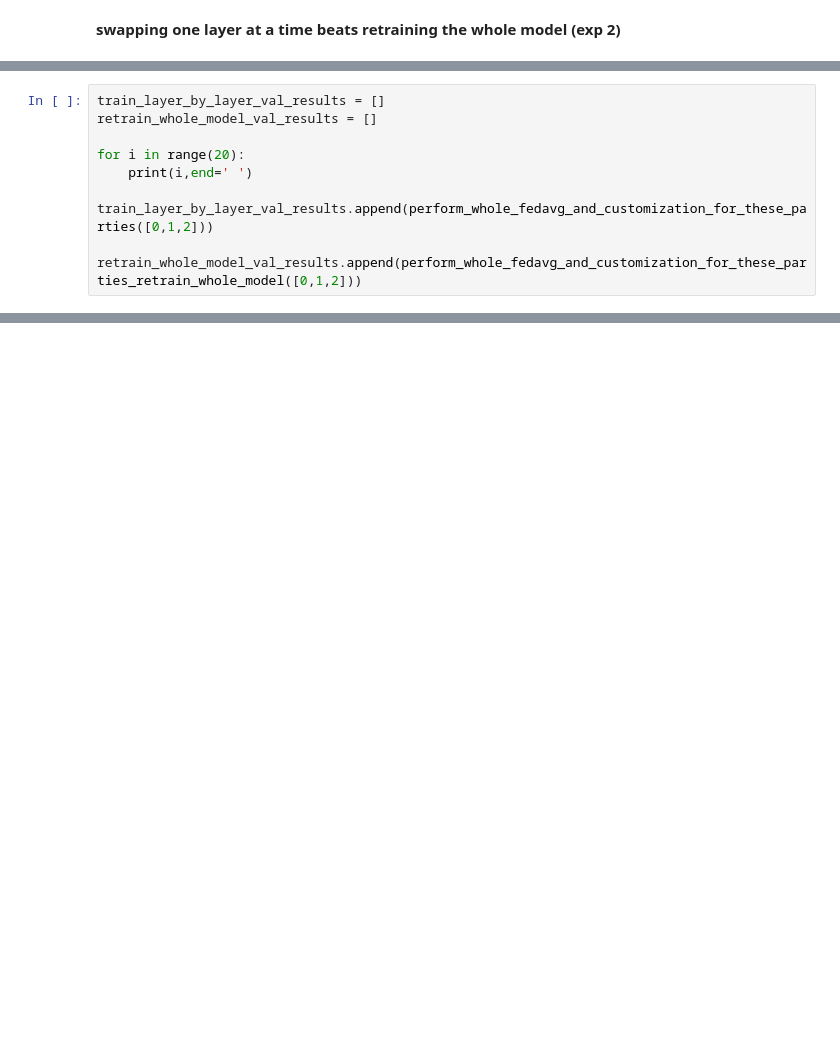
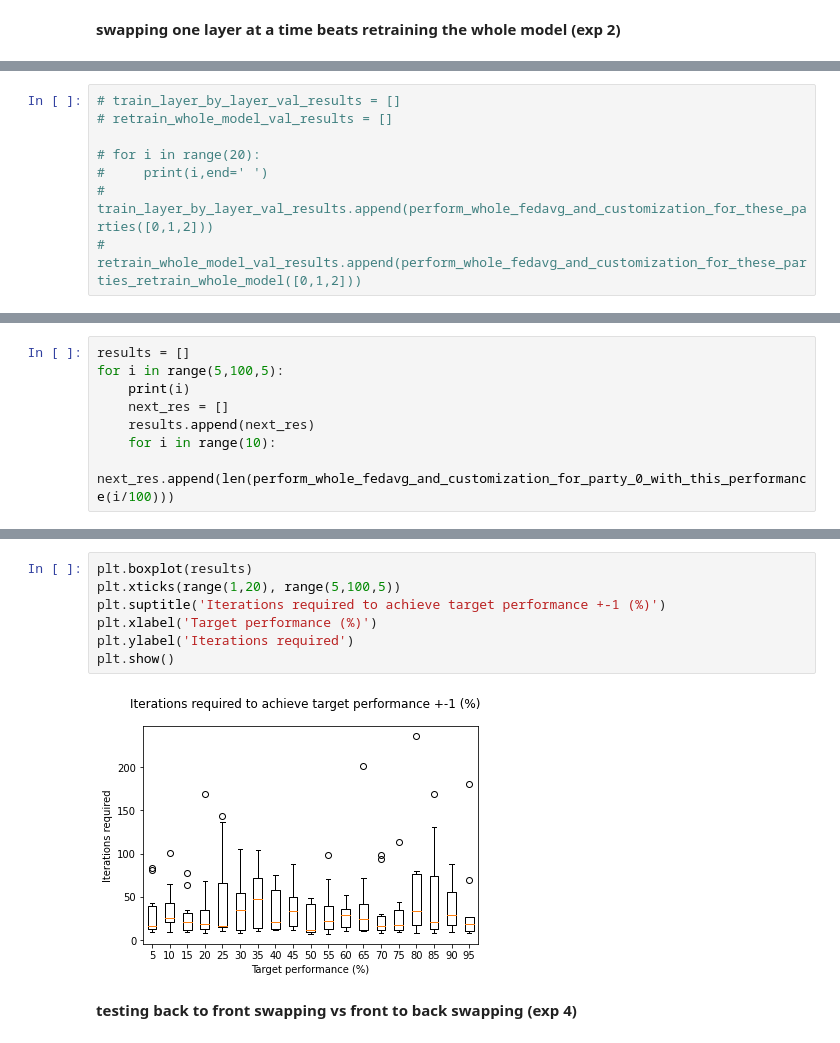
Before and after one commit to LeowWB/sticky-bug, a Jupyter notebook: untitled.ipynb, the cells around one changed output, grey strips where cells are left out. Saved outputs shown, nothing was run; the diff lists cells and outputs as text; blank space fills up the shorter version.

Commit message:
FINISH 3RD EXPERIMENT (showing that the binary search can find the target performance quickly enough)

```diff
--- a/untitled.ipynb
+++ b/untitled.ipynb
@@ -1043,8 +1039,8 @@ def perform_whole_fedavg_and_customization_for_these_parties_retrain_whole_model
 # %%
-train_layer_by_layer_val_results = []
-retrain_whole_model_val_results = []
+# train_layer_by_layer_val_results = []
+# retrain_whole_model_val_results = []
 
-for i in range(20):
-    print(i,end=' ')
-    train_layer_by_layer_val_results.append(perform_whole_fedavg_and_customization_for_these_parties([0,1,2]))
-    retrain_whole_model_val_results.append(perform_whole_fedavg_and_customization_for_these_parties_retrain_whole_model([0,1,2]))
+# for i in range(20):
+#     print(i,end=' ')
+#     train_layer_by_layer_val_results.append(perform_whole_fedavg_and_customization_for_these_parties([0,1,2]))
+#     retrain_whole_model_val_results.append(perform_whole_fedavg_and_customization_for_these_parties_retrain_whole_model([0,1,2]))
@@ -1075,0 +1190,8 @@ plt.show()
+# %%
+results = []
+for i in range(5,100,5):
+    print(i)
+    next_res = []
+    results.append(next_res)
+    for i in range(10):
+        next_res.append(len(perform_whole_fedavg_and_customization_for_party_0_with_this_performance(i/100)))
@@ -1075,0 +1240,11 @@ plt.show()
+# %%
+plt.boxplot(results)
+plt.xticks(range(1,20), range(5,100,5))
+plt.suptitle('Iterations required to achieve target performance +-1 (%)')
+plt.xlabel('Target performance (%)')
+plt.ylabel('Iterations required')
+plt.show()
+# %% [output]
+[figure, added]
+# %% [markdown]
+**testing back to front swapping vs front to back swapping (exp 4)**
```
Also changed, not shown: parts of 11 cells of this notebook.
